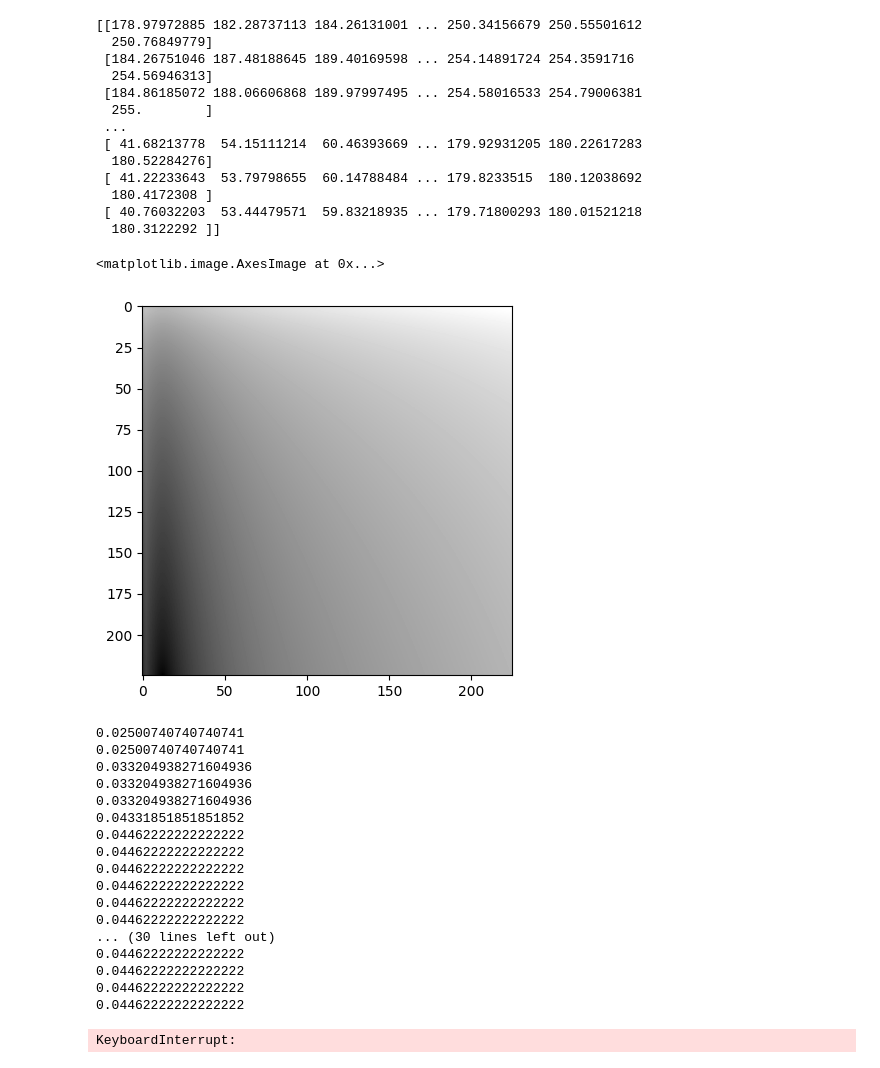
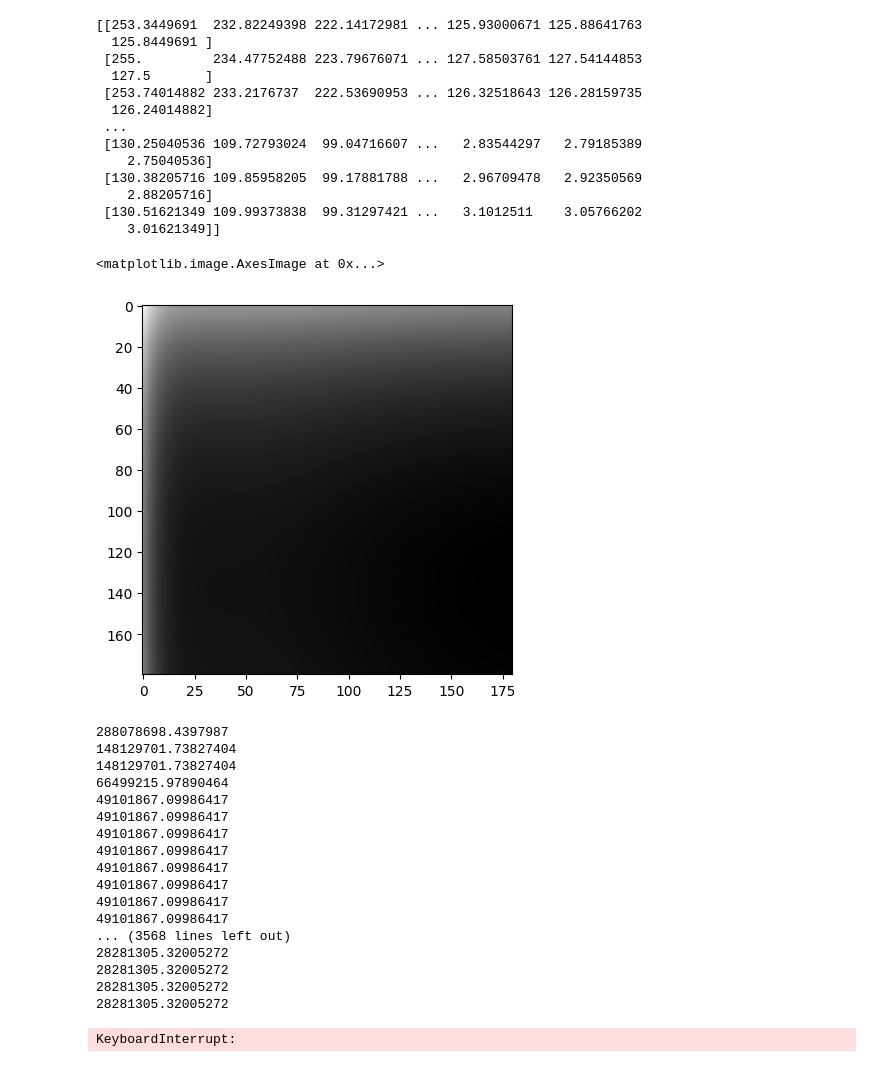
Before and after one commit to iuruoy-shao/diffeq-t1-project, a Jupyter notebook: equation_generation.ipynb, the cells around one changed output. Cells and saved outputs as stored; diff of their text form; code cells hidden in the pictures.

```diff
--- a/equation_generation.ipynb
+++ b/equation_generation.ipynb
@@ -88,6 +88,6 @@ def normalize(values):
 def valuemap(i, coefficients, untruncated_constants):
     eq = EulerCauchy(coefficients) if i else ConstantCoefficients(coefficients)
     eq.constants = untruncated_constants
-    return np.array(list(map(eq.y, np.arange(1,226))))
+    return np.array(list(map(eq.y, np.arange(1,181))))
 # %%
 from PIL import Image
@@ -98,8 +98,8 @@ def generate_image(x_constants, y_constants):
     y_values = sum(valuemap(y_constant['type'], y_constant['coefficients'], y_constant['constants']) for y_constant in y_constants)
     x_values = (x_values - np.min(x_values)) / (np.max(x_values) - np.min(x_values)) * 255
     y_values = (y_values - np.min(y_values)) / (np.max(y_values) - np.min(y_values)) * 255
-    x_values = np.repeat(x_values[:,np.newaxis], 225, axis=1).T
-    y_values = np.repeat(y_values[np.newaxis,:], 225, axis=0).T
+    x_values = np.repeat(x_values[:,np.newaxis], 180, axis=1).T
+    y_values = np.repeat(y_values[np.newaxis,:], 180, axis=0).T
     return (x_values + y_values) / 2
 # %%
 def flatten(xss):
@@ -107,38 +107,38 @@ def flatten(xss):
 # %%
 x_constants = [
     {
         'type': 1,
         'coefficients': np.random.rand(3) * 10,
         'constants': np.random.rand(3),
-    } for _ in range(20)
+    } for _ in range(5)
 ]
 y_constants = [
     {
         'type': 1,
         'coefficients': np.random.rand(3) * 10,
         'constants': np.random.rand(3),
-    } for _ in range(20)
+    } for _ in range(5)
 ]
 
-generated_image = (generate_image(x_constants,y_constants) * 255) ** (1/2)
+generated_image = generate_image(x_constants,y_constants)
 print(generated_image)
 plt.imshow(generated_image, cmap='gray')
 # %% [output]
-[[178.97972885 182.28737113 184.26131001 ... 250.34156679 250.55501612
-  250.76849779]
- [184.26751046 187.48188645 189.40169598 ... 254.14891724 254.3591716
-  254.56946313]
- [184.86185072 188.06606868 189.97997495 ... 254.58016533 254.79006381
-  255.        ]
+[[253.3449691  232.82249398 222.14172981 ... 125.93000671 125.88641763
+  125.8449691 ]
+ [255.         234.47752488 223.79676071 ... 127.58503761 127.54144853
+  127.5       ]
+ [253.74014882 233.2176737  222.53690953 ... 126.32518643 126.28159735
+  126.24014882]
  ...
- [ 41.68213778  54.15111214  60.46393669 ... 179.92931205 180.22617283
-  180.52284276]
- [ 41.22233643  53.79798655  60.14788484 ... 179.8233515  180.12038692
-  180.4172308 ]
- [ 40.76032203  53.44479571  59.83218935 ... 179.71800293 180.01521218
-  180.3122292 ]]
+ [130.25040536 109.72793024  99.04716607 ...   2.83544297   2.79185389
+    2.75040536]
+ [130.38205716 109.85958205  99.17881788 ...   2.96709478   2.92350569
+    2.88205716]
+ [130.51621349 109.99373838  99.31297421 ...   3.1012511    3.05766202
+    3.01621349]]
 <matplotlib.image.AxesImage at 0x...>
-[figure, old version]
+[figure, new version]
 # %%
 accuracies = {}
 
@@ -159,10 +159,10 @@ while True:
     ]
 
     generated_image = generate_image(x_constants,y_constants)
-    accuracy = np.sum(abs(image - generated_image) < 10) / image.size
+    mse = np.sum((image - generated_image) ** 2)
 
-    accuracies[accuracy] = (x_constants, y_constants)
-    accuracies = dict(sorted(accuracies.items(), reverse=True))
+    accuracies[mse] = (x_constants, y_constants)
+    accuracies = dict(sorted(accuracies.items()))
     plt.imsave('output.jpeg', generated_image, cmap='gray')
     print(list(accuracies.keys())[0])
 
@@ -182,23 +182,23 @@ while True:
     #         print(lowest_mse.keys())
     #         break
 # %% [output]
-0.02500740740740741
-0.02500740740740741
-0.033204938271604936
-0.033204938271604936
-0.033204938271604936
-0.04331851851851852
-0.04462222222222222
-0.04462222222222222
-0.04462222222222222
-0.04462222222222222
-0.04462222222222222
-0.04462222222222222
-... (30 lines left out)
-0.04462222222222222
-0.04462222222222222
-0.04462222222222222
-0.04462222222222222
+288078698.4397987
+148129701.73827404
+148129701.73827404
+66499215.97890464
+49101867.09986417
+49101867.09986417
+49101867.09986417
+49101867.09986417
+49101867.09986417
+49101867.09986417
+49101867.09986417
+49101867.09986417
+... (3568 lines left out)
+28281305.32005272
+28281305.32005272
+28281305.32005272
+28281305.32005272
 KeyboardInterrupt:
 # %%
 eq = list(accuracies.values())[0]
```
Also changed, not shown: parts of 4 cells of this notebook, 4 other files.
